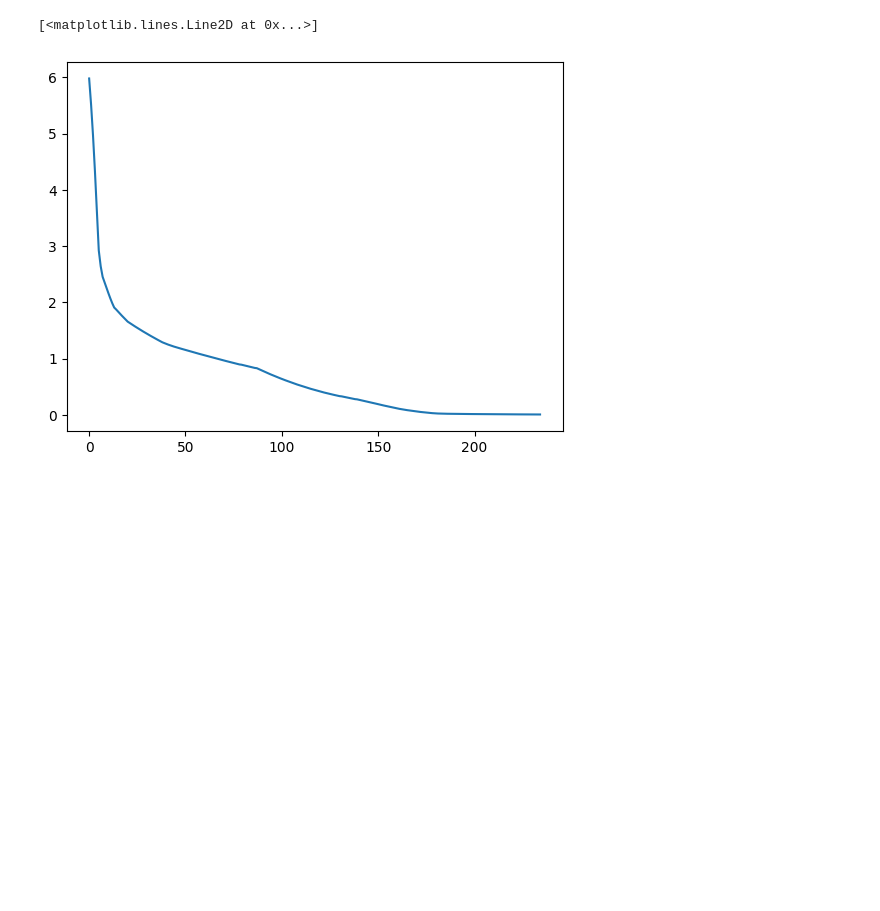
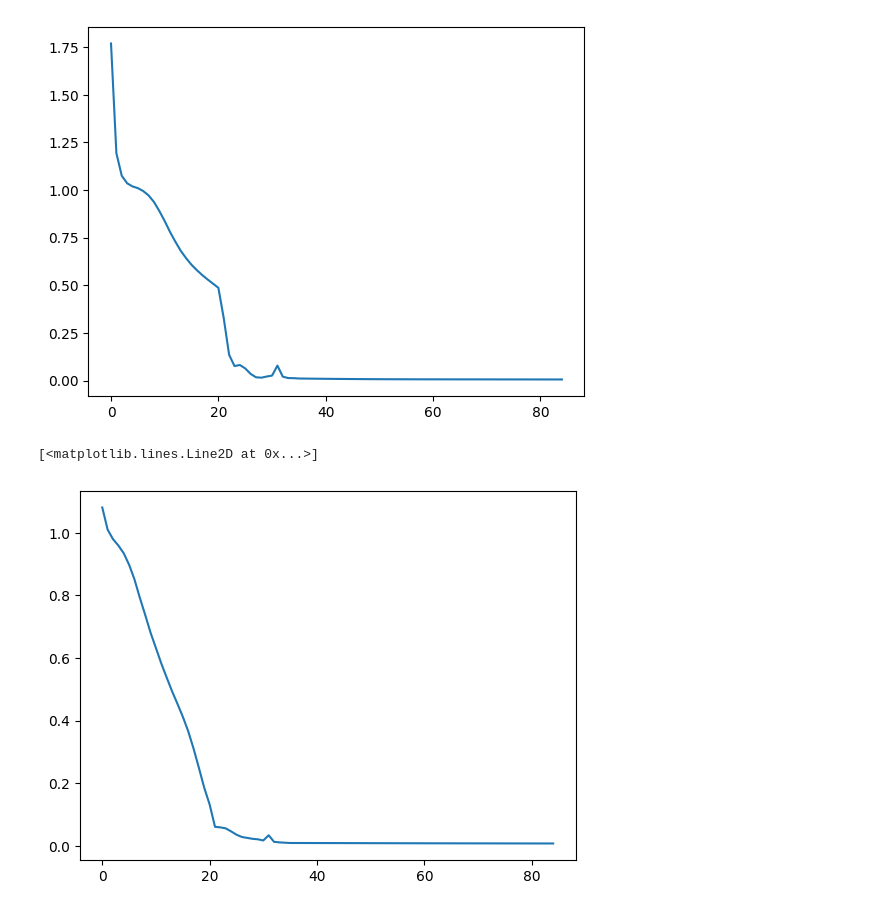
Before and after one commit to LoqmanSamani/grn-designer, a Jupyter notebook: new_/preparation.ipynb, the cells around one changed output. Saved outputs shown, nothing was run; the diff lists cells and outputs as text; code cells hidden in the pictures; blank space fills up the shorter version.

```diff
--- a/new_/preparation.ipynb
+++ b/new_/preparation.ipynb
@@ -68,7 +93,7 @@ for i in costs:
     cv.append(cc)
 # %%
 cost_ = []
-for c in cv:
+for c in costs:
     for i in c:
         cost_.append(i)
 # %%
@@ -96,6 +121,9 @@ print(len(cost_))
 # %%
-plt.plot(cost_)
+plt.plot(cost_[:, 0])
+plt.show()
+plt.plot(cost_[:, 1])
 # %% [output]
+[figure, new version]
 [<matplotlib.lines.Line2D at 0x...>]
-[figure, old version]
+[figure, added]
 # %%
```
Also changed, not shown: parts of 18 cells of this notebook, 4 other files.
